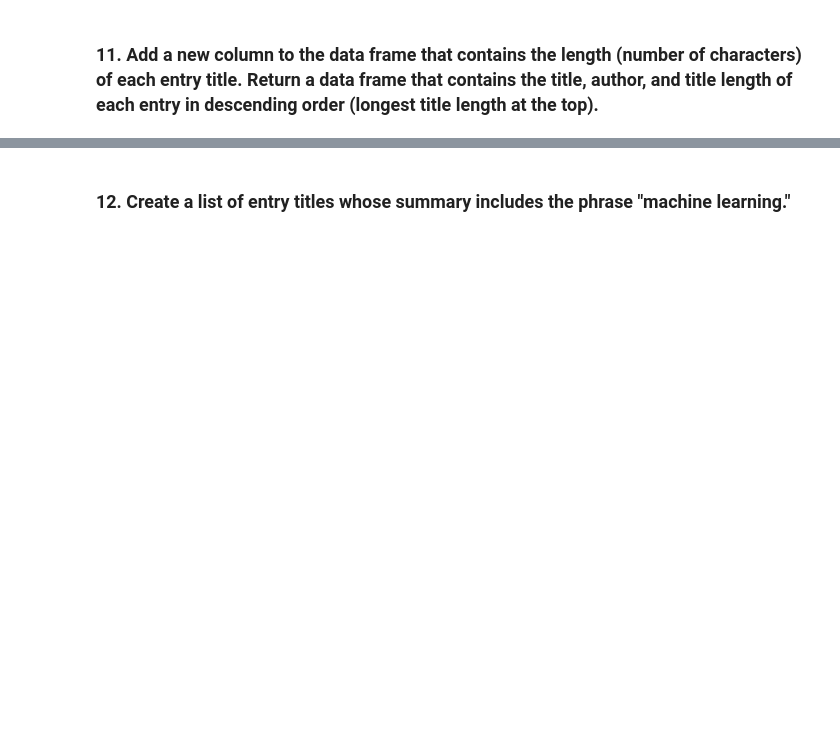
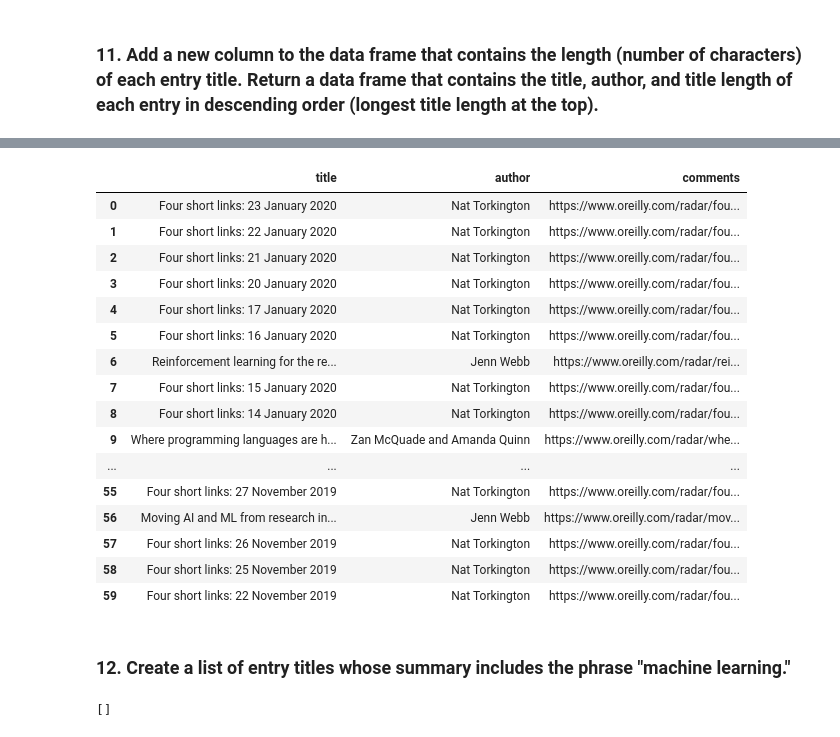
Before and after one commit to ironhack-datalabs/datamex0120, a Jupyter notebook: module-1/lab-rss/your-code/main.ipynb, the cells around one changed output, grey strips where cells are left out. Drawn from its saved outputs; the diff is of its cells as text; code cells hidden in the pictures; blank space fills up the shorter version.

```diff
--- a/module-1/lab-rss/your-code/main.ipynb
+++ b/module-1/lab-rss/your-code/main.ipynb
@@ -179,2 +208,32 @@ title_detail
+# %%
+newdf = df[['title','author','comments']]
+newdf
+# %% [output]
+|  | title | author | comments |
+| 0 | Four short links: 23 January 2020 | Nat Torkington | https://www.oreilly.com/radar/fou... |
+| 1 | Four short links: 22 January 2020 | Nat Torkington | https://www.oreilly.com/radar/fou... |
+| 2 | Four short links: 21 January 2020 | Nat Torkington | https://www.oreilly.com/radar/fou... |
+| 3 | Four short links: 20 January 2020 | Nat Torkington | https://www.oreilly.com/radar/fou... |
+| 4 | Four short links: 17 January 2020 | Nat Torkington | https://www.oreilly.com/radar/fou... |
+| 5 | Four short links: 16 January 2020 | Nat Torkington | https://www.oreilly.com/radar/fou... |
+| 6 | Reinforcement learning for the re... | Jenn Webb | https://www.oreilly.com/radar/rei... |
+| 7 | Four short links: 15 January 2020 | Nat Torkington | https://www.oreilly.com/radar/fou... |
+| 8 | Four short links: 14 January 2020 | Nat Torkington | https://www.oreilly.com/radar/fou... |
+| 9 | Where programming languages are h... | Zan McQuade and Amanda Quinn | https://www.oreilly.com/radar/whe... |
+| ... | ... | ... | ... |
+| 55 | Four short links: 27 November 2019 | Nat Torkington | https://www.oreilly.com/radar/fou... |
+| 56 | Moving AI and ML from research in... | Jenn Webb | https://www.oreilly.com/radar/mov... |
+| 57 | Four short links: 26 November 2019 | Nat Torkington | https://www.oreilly.com/radar/fou... |
+| 58 | Four short links: 25 November 2019 | Nat Torkington | https://www.oreilly.com/radar/fou... |
+| 59 | Four short links: 22 November 2019 | Nat Torkington | https://www.oreilly.com/radar/fou... |
 # %% [markdown]
 ### 12. Create a list of entry titles whose summary includes the phrase "machine learning."
+# %%
+newdf = df[['title','summary']]
+lst = []
+for i in newdf.summary:
+    if i.startswith('mach' or 'Mach'):
+        lst.append(i)
+lst
+# %% [output]
+[]
```
Also changed, not shown: parts of 6 cells of this notebook.
